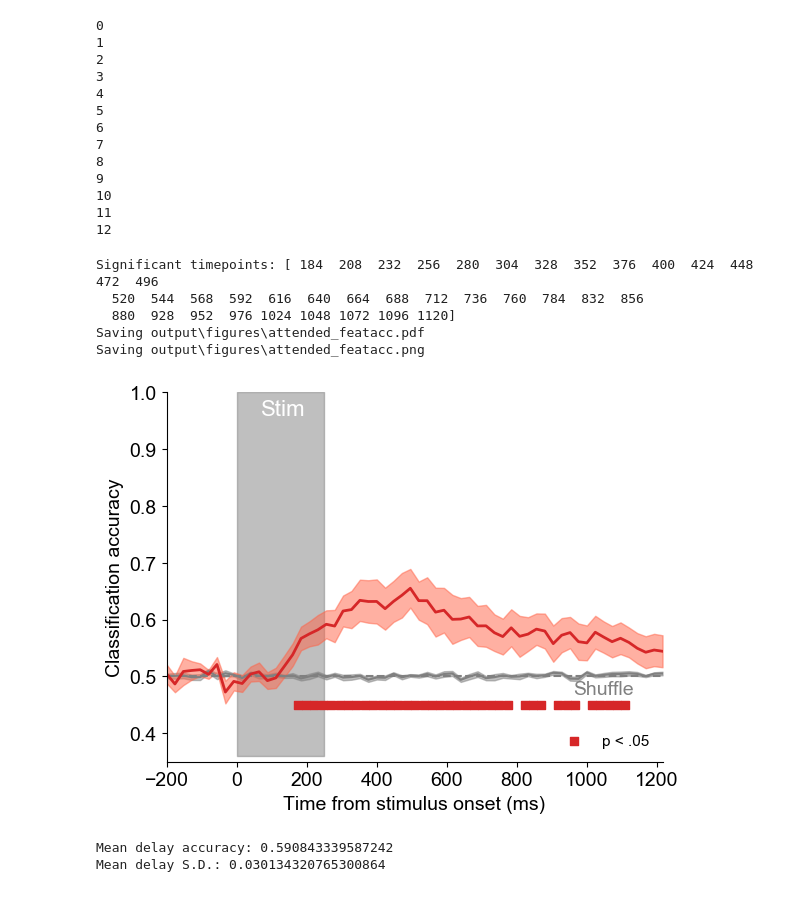
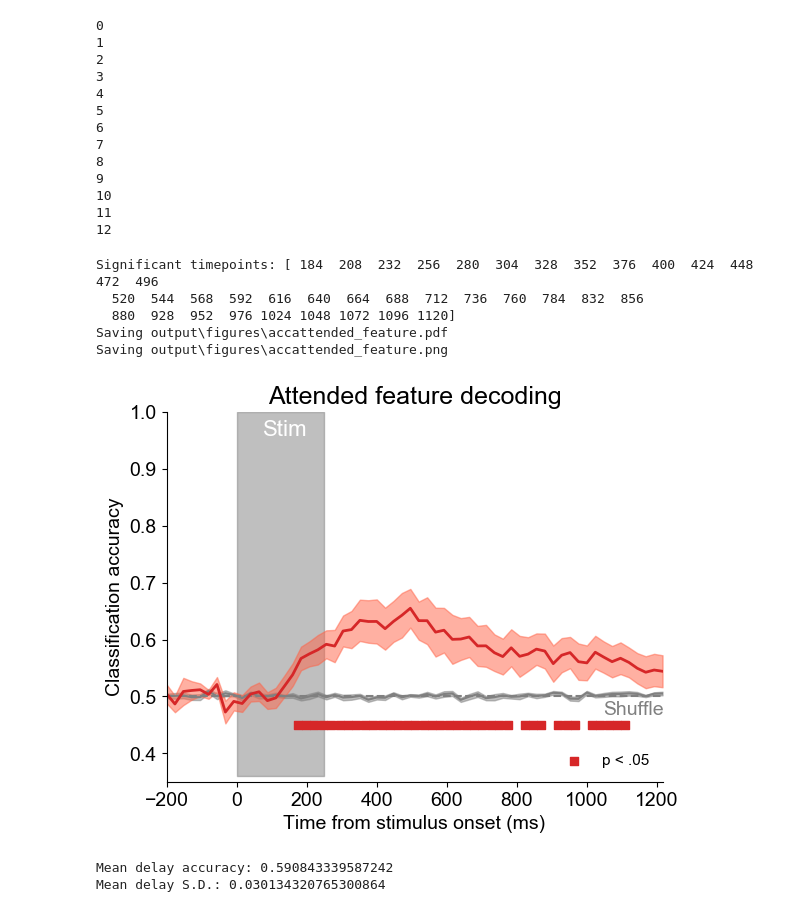
Before and after one commit to WilliamThyer/Feature-Independent-Load-Decoding, a Jupyter notebook: Boomerang/analysis/decode_attended_feature.ipynb, the cells around one changed output. Drawn from its saved outputs; the diff is of its cells as text; code cells hidden in the pictures.

```diff
--- a/Boomerang/analysis/decode_attended_feature.ipynb
+++ b/Boomerang/analysis/decode_attended_feature.ipynb
@@ -57,15 +57,24 @@ for isub in range(exp.nsub):
 # %%
 interp = eeg_decoder.Interpreter(clfr,subtitle='attended_feat')
 interp.save_results()
+# %%
+interp = eeg_decoder.Interpreter()
+interp.load_results('attended_feat')
 # %%
-interp.plot_acc(significance_testing=True,savefig=True,ylim=[.35,1],chance_text_y=.22)
-plt.show()
+interp.plot_acc(
+    significance_testing=True,
+    savefig=True,
+    ylim=[0.35,1],
+    chance_text_xy=[.88,.22],
+    stim_text_xy=[.195,.98],
+    title='Attended feature decoding',
+    subtitle='attended_feature')
 # %% [output]
 Significant timepoints: [ 184  208  232  256  280  304  328  352  376  400  424  448  472  496
   520  544  568  592  616  640  664  688  712  736  760  784  832  856
   880  928  952  976 1024 1048 1072 1096 1120]
-Saving output\figures\attended_featacc.pdf
-Saving output\figures\attended_featacc.png
+Saving output\figures\accattended_feature.pdf
+Saving output\figures\accattended_feature.png
-[figure, old version]
+[figure, new version]
 Mean delay accuracy: 0.590843339587242
 Mean delay S.D.: 0.030134320765300864
```
Also changed, not shown: parts of 1 cell of this notebook, 6 other files.
